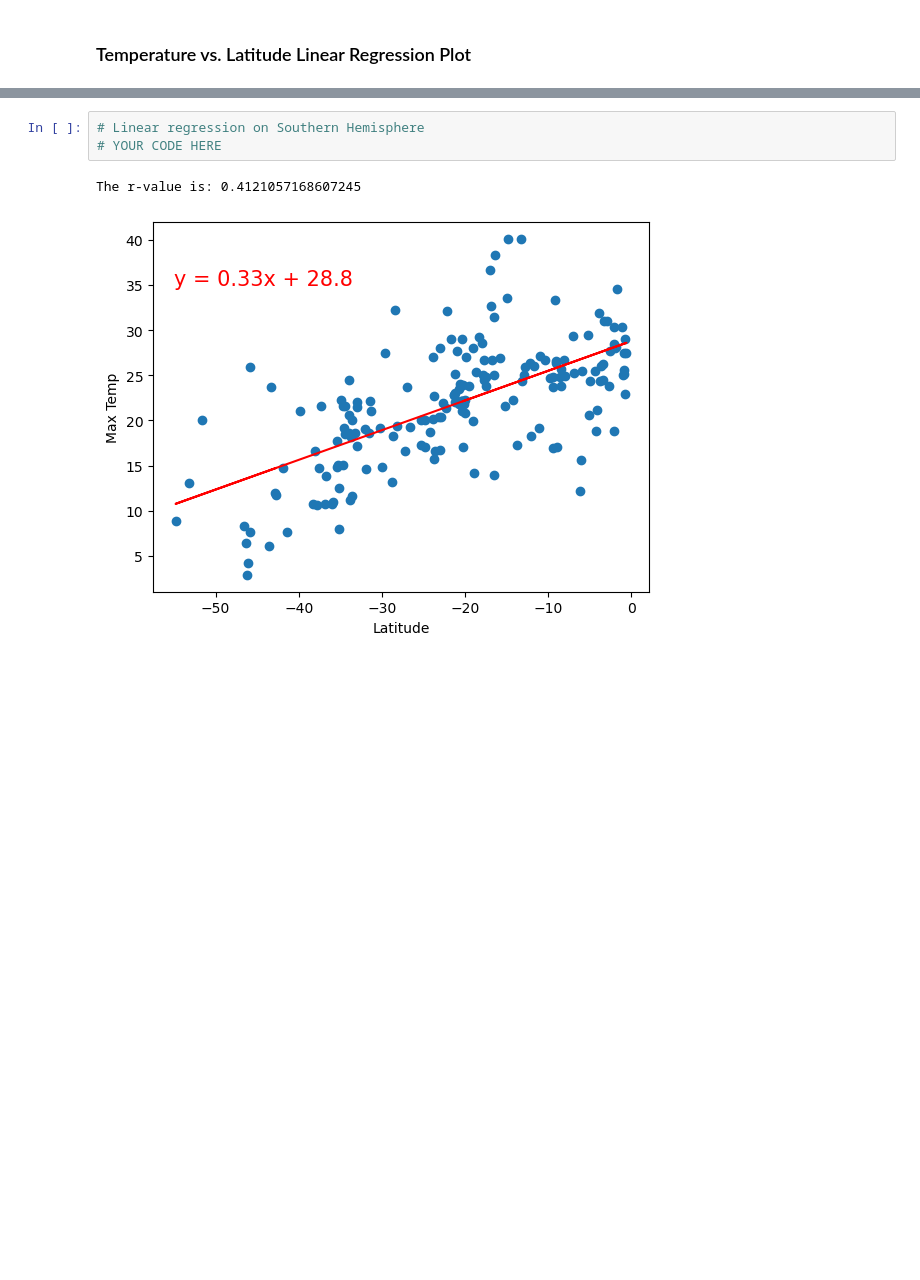
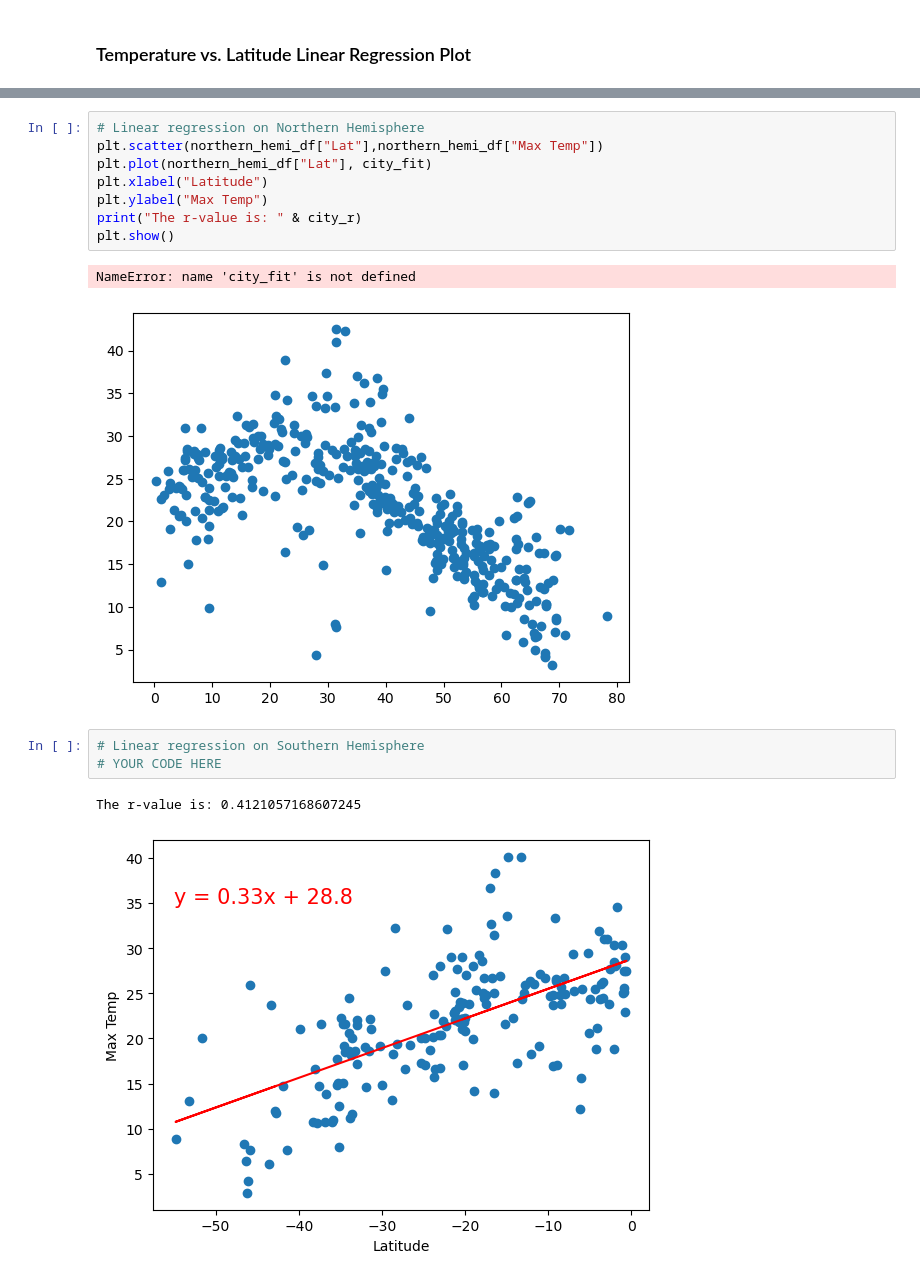
Before and after one commit to schuttlerc/python-api-challenge, a Jupyter notebook: starter_code/WeatherPy.ipynb, the cells around one changed output, grey strips where cells are left out. Drawn from its saved outputs; the diff is of its cells as text; blank space fills up the shorter version.

```diff
--- a/starter_code/WeatherPy.ipynb
+++ b/starter_code/WeatherPy.ipynb
@@ -309,3 +306,14 @@ The r-value is: 0.7161472181434118
+# %%
+# Linear regression on Northern Hemisphere
+plt.scatter(northern_hemi_df["Lat"],northern_hemi_df["Max Temp"])
+plt.plot(northern_hemi_df["Lat"], city_fit)
+plt.xlabel("Latitude")
+plt.ylabel("Max Temp")
+print("The r-value is: " & city_r)
+plt.show()
+# %% [output]
+NameError: name 'city_fit' is not defined
+[figure, added]
 # %%
 # Linear regression on Southern Hemisphere
 # YOUR CODE HERE
```
Also changed, not shown: parts of 13 cells of this notebook, 5 other files.
